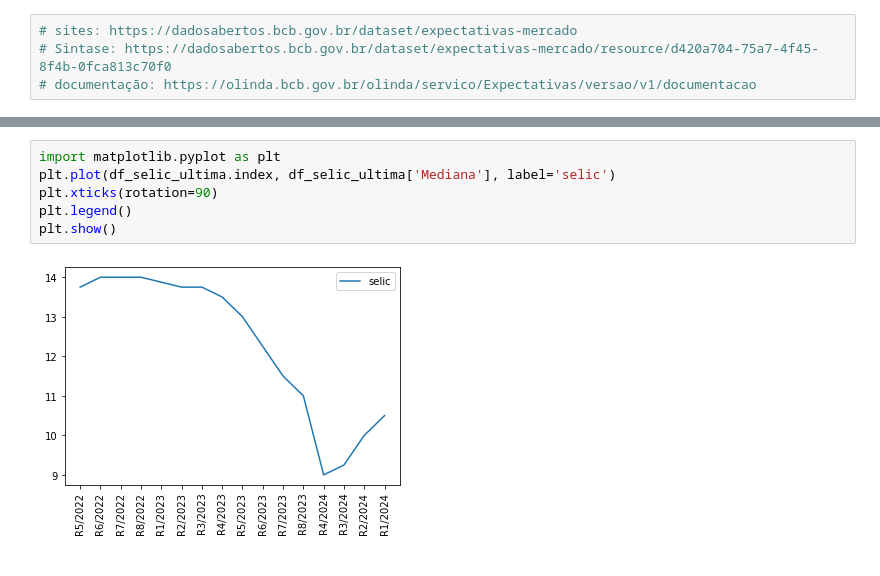
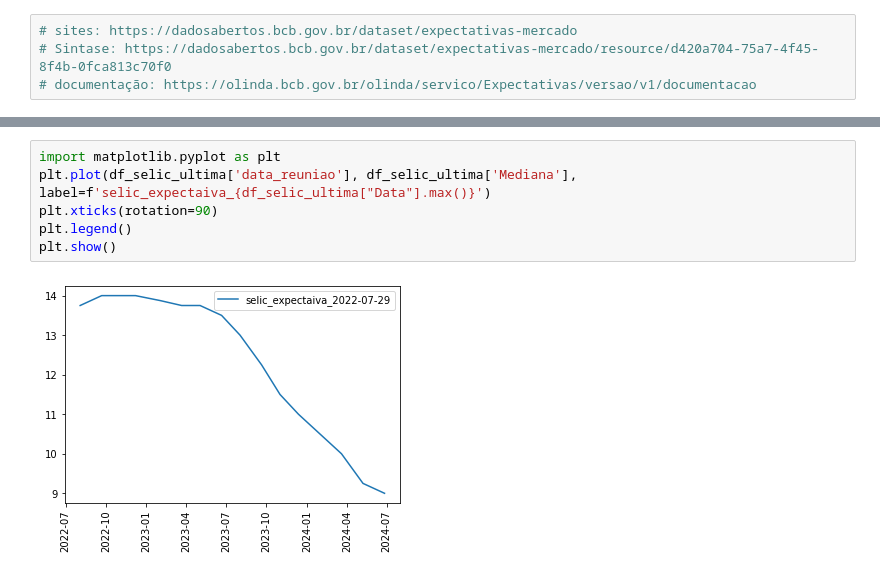
Before and after one commit to nobru01/BcB_Forcast, a Jupyter notebook: filtros.ipynb, the cells around one changed output, grey strips where cells are left out. Cells and saved outputs as stored; diff of their text form.

Commit message:
Corrige curva selic e adota datas reuniões 2024 ainda não definidas.

```diff
--- a/filtros.ipynb
+++ b/filtros.ipynb
@@ -85,8 +85,8 @@ df_selic_ultima
 # %%
 import matplotlib.pyplot as plt
-plt.plot(df_selic_ultima.index, df_selic_ultima['Mediana'], label='selic')
+plt.plot(df_selic_ultima['data_reuniao'], df_selic_ultima['Mediana'], label=f'selic_expectaiva_{df_selic_ultima["Data"].max()}')
 plt.xticks(rotation=90)
 plt.legend()
 plt.show()
 # %% [output]
-[figure, old version]
+[figure, new version]
```
Also changed, not shown: parts of 2 cells of this notebook, 3 other files.
